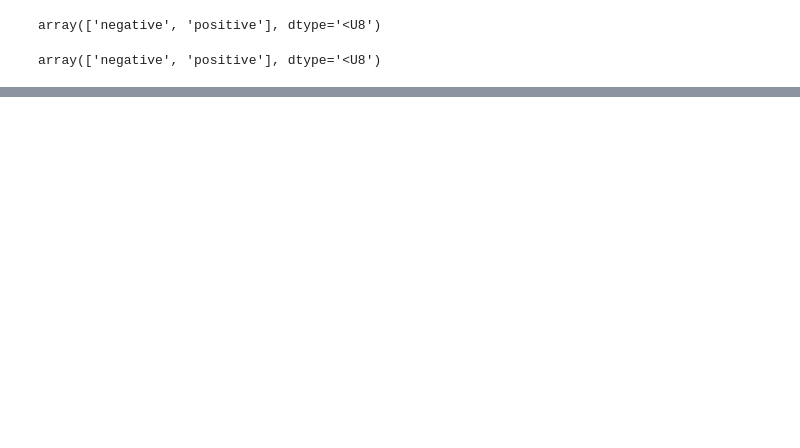
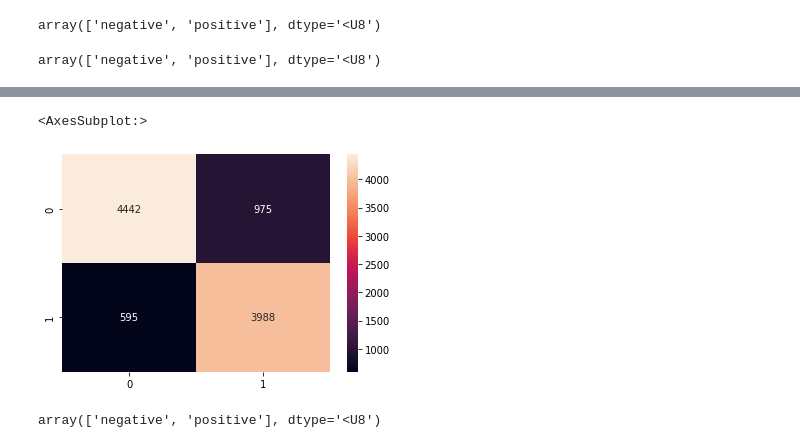
Before and after one commit to Ahad48/Sentiment-Analysis, a Jupyter notebook: Sentiment Analysis.ipynb, the cells around one changed output, grey strips where cells are left out. Drawn from its saved outputs; the diff is of its cells as text; code cells hidden in the pictures; blank space fills up the shorter version.

```diff
--- a/Sentiment Analysis.ipynb
+++ b/Sentiment Analysis.ipynb
@@ -475,0 +484,8 @@ array(['negative', 'positive'], dtype='<U8')
+# %%
+model = Sequential()
+model.add(Embedding(vocab_size, embedding_dim,input_length=max_length))
+model.add(SpatialDropout1D(0.25))
+model.add(LSTM(50, dropout=0.2))
+model.add(Dense(1,activation="sigmoid"))
+# %%
+model.compile(optimizer='adam',loss='binary_crossentropy',metrics=['accuracy'])
@@ -475,0 +511,3 @@ array(['negative', 'positive'], dtype='<U8')
+# %%
+num_epochs = 17
+history = model.fit(x_train, y_train, epochs=num_epochs)
@@ -475,0 +538,8 @@ array(['negative', 'positive'], dtype='<U8')
+# %%
+results = model.predict(x_test).round()
+
+cv_confusion_matrix=confusion_matrix(results,y_test,labels=[1,0])
+sns.heatmap(cv_confusion_matrix,annot=True,fmt = 'd')
+# %% [output]
+<AxesSubplot:>
+[figure, added]
@@ -475,0 +562,9 @@ array(['negative', 'positive'], dtype='<U8')
+# %%
+text = ["worst movie ever no one should ever watch it it is a big disappointment",
+        "the best movie ever"]
+text = tokenizer.texts_to_sequences(text)
+text = pad_sequences(text, maxlen=max_length, padding='post', truncating= 'post')
+results = model.predict(text)
+lb.inverse_transform(results)
+# %% [output]
+array(['negative', 'positive'], dtype='<U8')
```
Also changed, not shown: parts of 21 cells of this notebook, 8 other files.
